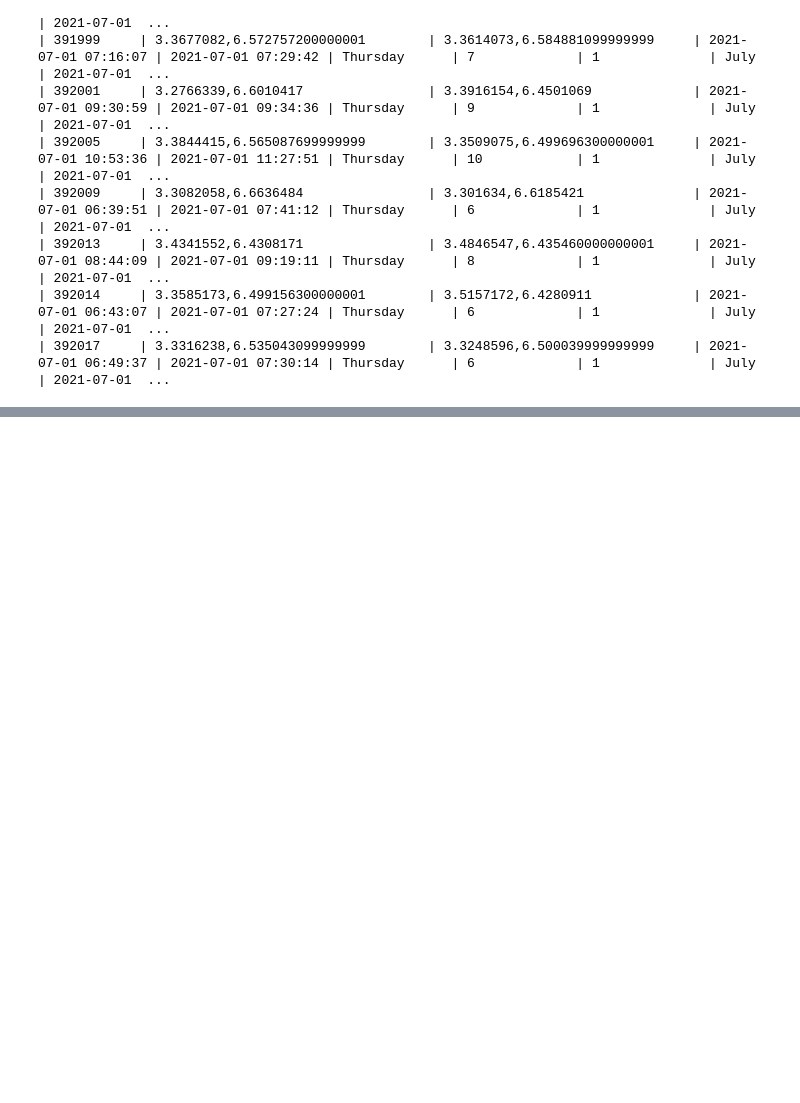
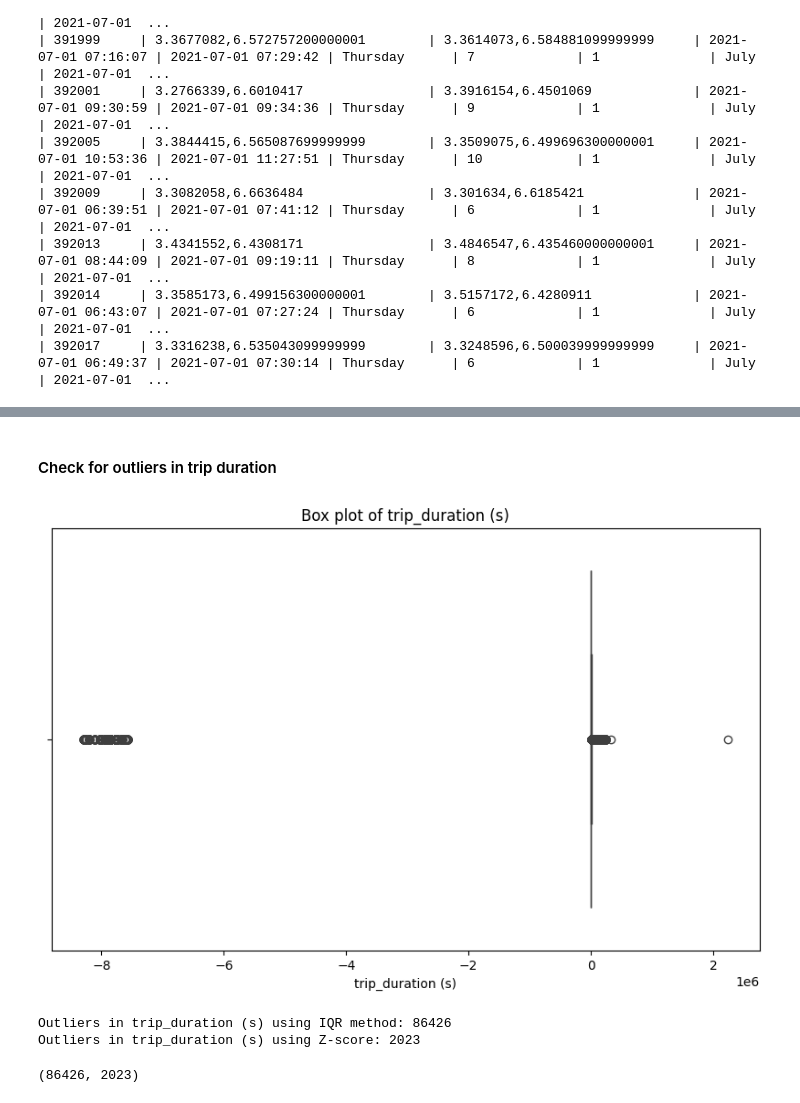
Before and after one commit to hillaryke/Causal-Inference-Delivery-Logistic-Location-Optimization, a Jupyter notebook: notebooks/EDA/EDA.ipynb, the cells around one changed output, grey strips where cells are left out. Saved outputs shown, nothing was run; the diff lists cells and outputs as text; code cells hidden in the pictures; blank space fills up the shorter version.

```diff
--- a/notebooks/EDA/EDA.ipynb
+++ b/notebooks/EDA/EDA.ipynb
@@ -388,0 +562,9 @@ print(speeding_drivers_count)
+# %% [markdown]
+#### Check for outliers in trip duration
+# %%
+detect_outliers(df, 'trip_duration', 's')
+# %% [output]
+[figure, added]
+Outliers in trip_duration (s) using IQR method: 86426
+Outliers in trip_duration (s) using Z-score: 2023
+(86426, 2023)
```
Also changed, not shown: parts of 49 cells of this notebook, 14 other files.
